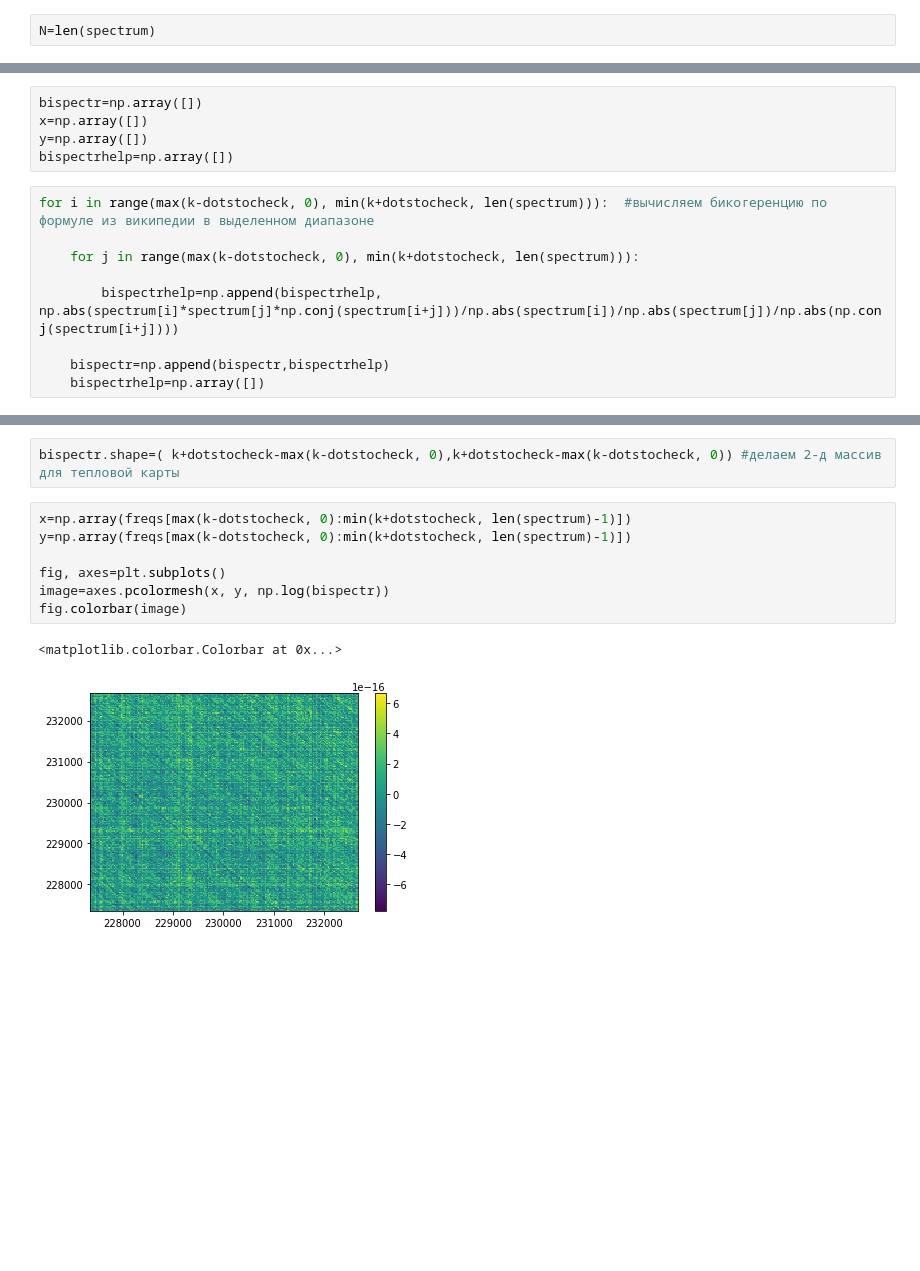
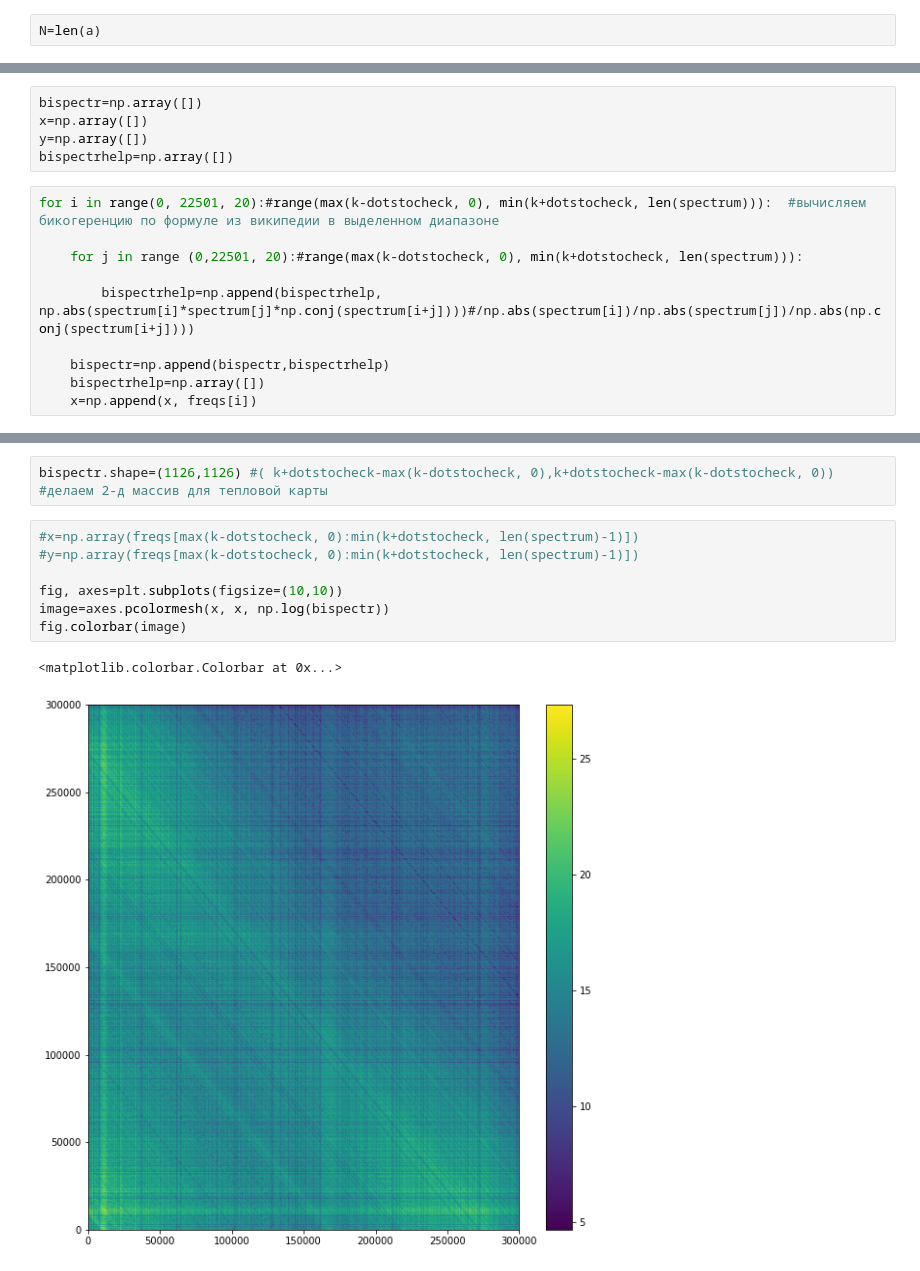
Before and after one commit to wave46/comptech, a Jupyter notebook: bispectrum.ipynb, the cells around one changed output, grey strips where cells are left out. Saved outputs shown, nothing was run; the diff lists cells and outputs as text; blank space fills up the shorter version.

```diff
--- a/bispectrum.ipynb
+++ b/bispectrum.ipynb
@@ -11,6 +23,6 @@ FD=1000/(a['time'].iloc[1]-a['time'].iloc[0])
 # %%
 spectrum = np.fft.rfft(a['sig']) #делаем фурье-спектр
 # %%
-N=len(spectrum)
+N=len(a)
 # %%
 freqs=np.fft.rfftfreq(N, 1./FD) #создаем массив частот
@@ -34,11 +63,12 @@ x=np.array([])
 y=np.array([])
 bispectrhelp=np.array([])
 # %%
-for i in range(max(k-dotstocheck, 0), min(k+dotstocheck, len(spectrum))):  #вычисляем бикогеренцию по формуле из википедии в выделенном диапазоне
+for i in range(0, 22501, 20):#range(max(k-dotstocheck, 0), min(k+dotstocheck, len(spectrum))):  #вычисляем бикогеренцию по формуле из википедии в выделенном диапазоне
 
-    for j in range(max(k-dotstocheck, 0), min(k+dotstocheck, len(spectrum))):
+    for j in range (0,22501, 20):#range(max(k-dotstocheck, 0), min(k+dotstocheck, len(spectrum))):
 
-        bispectrhelp=np.append(bispectrhelp, np.abs(spectrum[i]*spectrum[j]*np.conj(spectrum[i+j]))/np.abs(spectrum[i])/np.abs(spectrum[j])/np.abs(np.conj(spectrum[i+j])))
+        bispectrhelp=np.append(bispectrhelp, np.abs(spectrum[i]*spectrum[j]*np.conj(spectrum[i+j])))#/np.abs(spectrum[i])/np.abs(spectrum[j])/np.abs(np.conj(spectrum[i+j])))
 
     bispectr=np.append(bispectr,bispectrhelp)
     bispectrhelp=np.array([])
+    x=np.append(x, freqs[i])
@@ -45,12 +83,12 @@ for i in range(max(k-dotstocheck, 0), min(k+dotstocheck, len(spectrum))):  #вы
 # %%
-bispectr.shape=( k+dotstocheck-max(k-dotstocheck, 0),k+dotstocheck-max(k-dotstocheck, 0)) #делаем 2-д массив для тепловой карты
+bispectr.shape=(1126,1126) #( k+dotstocheck-max(k-dotstocheck, 0),k+dotstocheck-max(k-dotstocheck, 0)) #делаем 2-д массив для тепловой карты
 # %%
-x=np.array(freqs[max(k-dotstocheck, 0):min(k+dotstocheck, len(spectrum)-1)])
-y=np.array(freqs[max(k-dotstocheck, 0):min(k+dotstocheck, len(spectrum)-1)])
+#x=np.array(freqs[max(k-dotstocheck, 0):min(k+dotstocheck, len(spectrum)-1)])
+#y=np.array(freqs[max(k-dotstocheck, 0):min(k+dotstocheck, len(spectrum)-1)])
 
-fig, axes=plt.subplots()
-image=axes.pcolormesh(x, y, np.log(bispectr))
+fig, axes=plt.subplots(figsize=(10,10))
+image=axes.pcolormesh(x, x, np.log(bispectr))
 fig.colorbar(image)
 # %% [output]
 <matplotlib.colorbar.Colorbar at 0x...>
-[figure, old version]
+[figure, new version]
```
Also changed, not shown: parts of 12 cells of this notebook.
